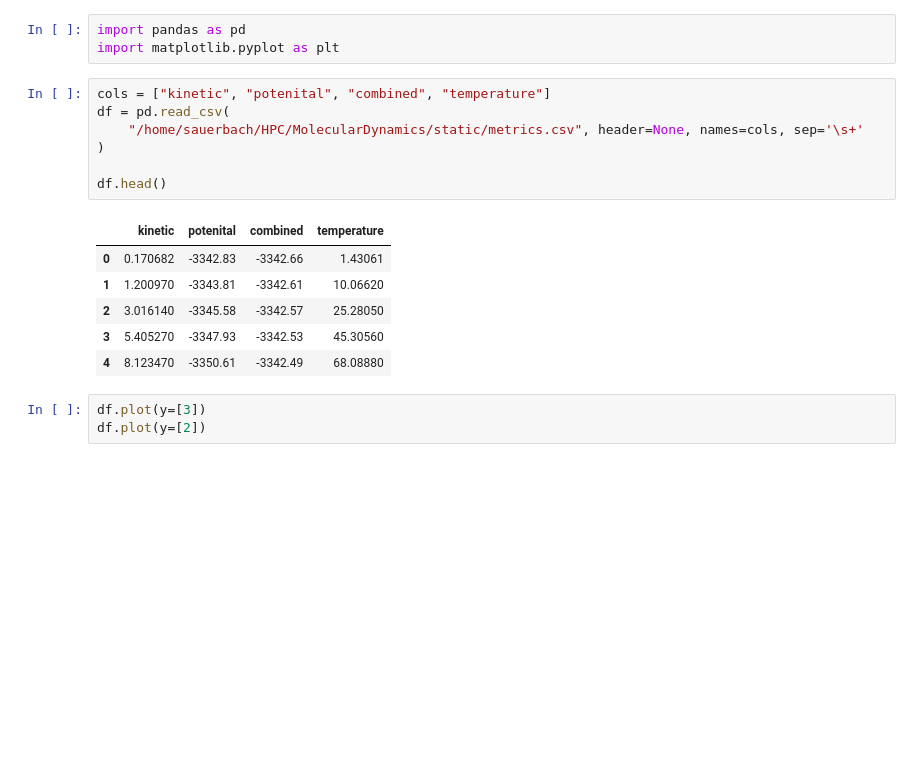
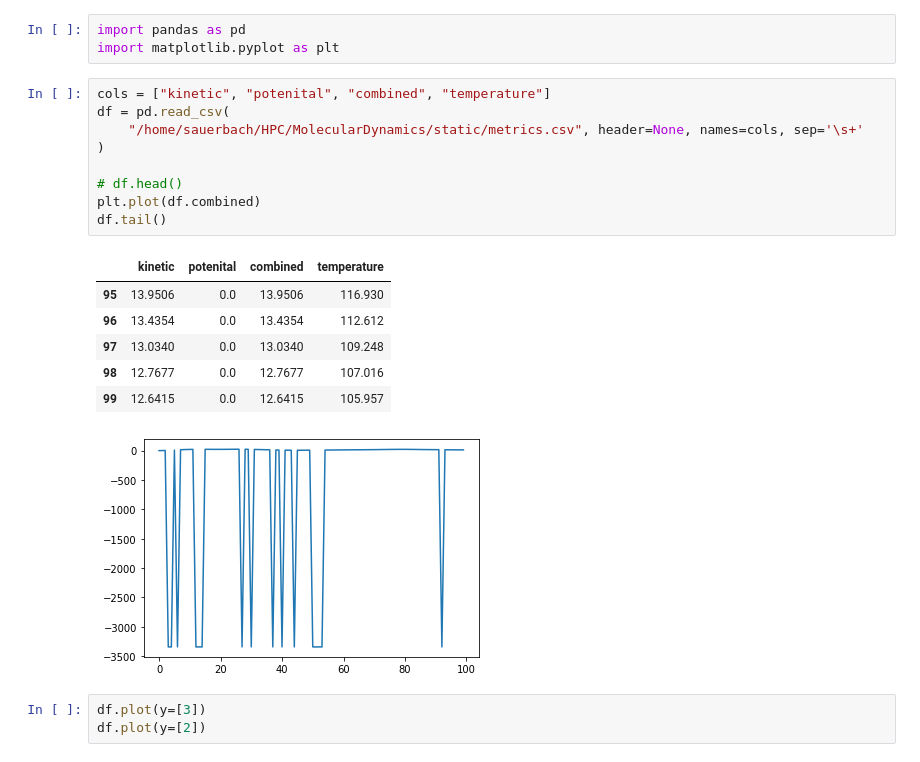
Before and after one commit to Sauerbac/MolecularDynamics, a Jupyter notebook: milestones/07/auswertung.ipynb, the cells around one changed output. Cells and saved outputs as stored; diff of their text form; blank space fills up the shorter version.

```diff
--- a/milestones/07/auswertung.ipynb
+++ b/milestones/07/auswertung.ipynb
@@ -4,17 +4,20 @@ import matplotlib.pyplot as plt
 # %%
 cols = ["kinetic", "potenital", "combined", "temperature"]
 df = pd.read_csv(
     "/home/sauerbach/HPC/MolecularDynamics/static/metrics.csv", header=None, names=cols, sep='\s+'
 )
 
-df.head()
+# df.head()
+plt.plot(df.combined)
+df.tail()
 # %% [output]
 |  | kinetic | potenital | combined | temperature |
-| 0 | 0.170682 | -3342.83 | -3342.66 | 1.43061 |
-| 1 | 1.200970 | -3343.81 | -3342.61 | 10.06620 |
-| 2 | 3.016140 | -3345.58 | -3342.57 | 25.28050 |
-| 3 | 5.405270 | -3347.93 | -3342.53 | 45.30560 |
-| 4 | 8.123470 | -3350.61 | -3342.49 | 68.08880 |
+| 95 | 13.9506 | 0.0 | 13.9506 | 116.930 |
+| 96 | 13.4354 | 0.0 | 13.4354 | 112.612 |
+| 97 | 13.0340 | 0.0 | 13.0340 | 109.248 |
+| 98 | 12.7677 | 0.0 | 12.7677 | 107.016 |
+| 99 | 12.6415 | 0.0 | 12.6415 | 105.957 |
+[figure, added]
 # %%
 df.plot(y=[3])
 df.plot(y=[2])
```
Also changed, not shown: 2 other files.
